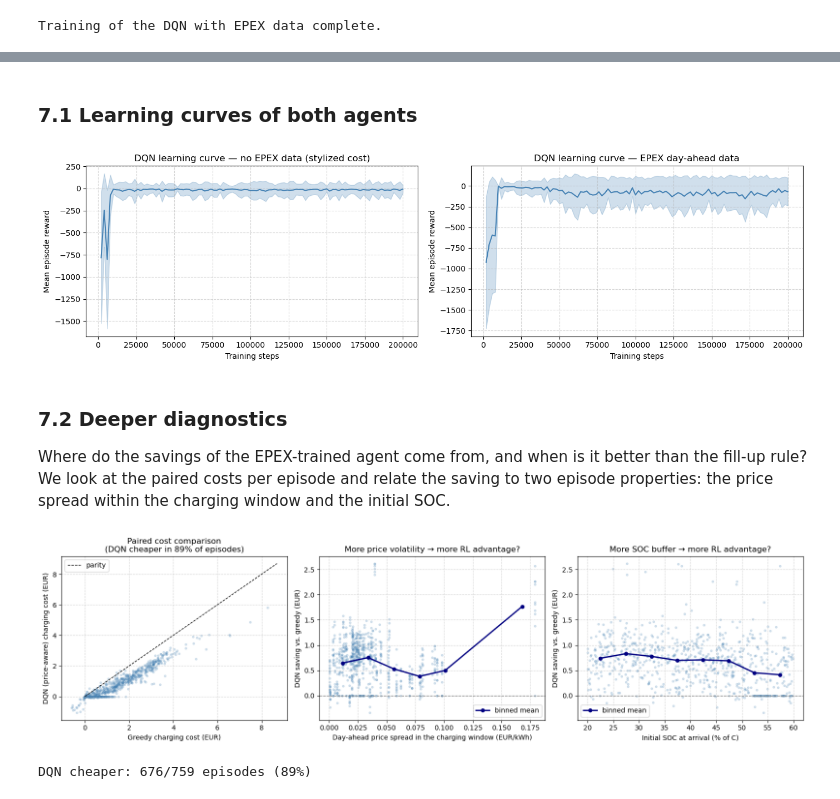
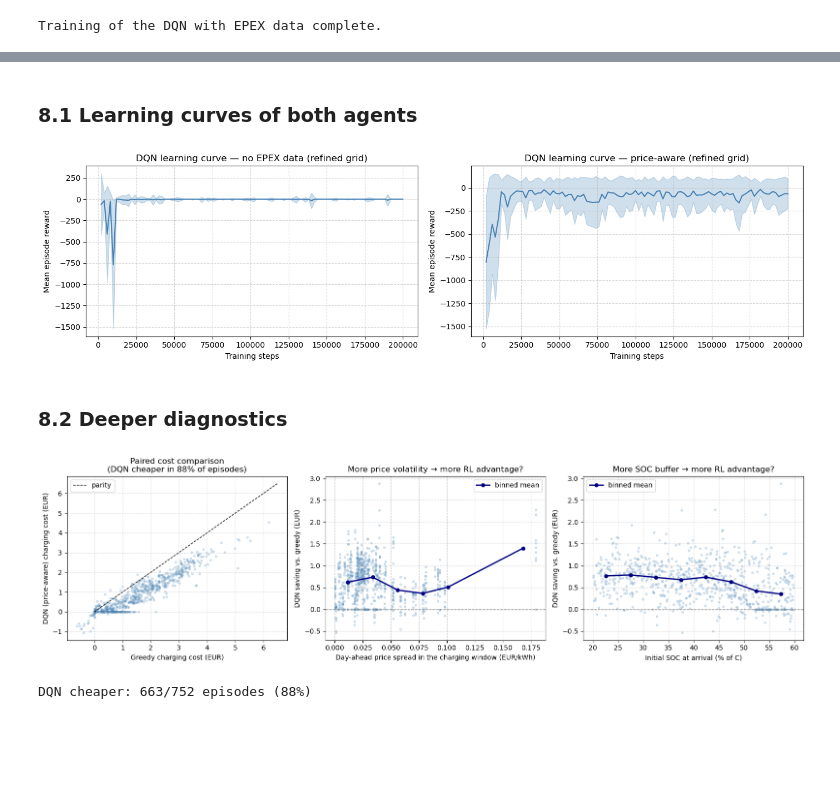
Before and after one commit to nbringew/AAA_Team_1, a Jupyter notebook: notebooks/04_reinforcement_learning_merged.ipynb, the cells around one changed output, grey strips where cells are left out. Cells and saved outputs as stored; diff of their text form; code cells hidden in the pictures; blank space fills up the shorter version.

```diff
--- a/notebooks/04_reinforcement_learning_merged.ipynb
+++ b/notebooks/04_reinforcement_learning_merged.ipynb
@@ -872,30 +995,26 @@ plt.tight_layout(); plt.show()
 # %% [markdown]
-### 7.1 Learning curves of both agents
+### 8.1 Learning curves of both agents
 # %%
 fig, ax = plt.subplots(1, 2, figsize=(14, 4))
-for i, (path, title) in enumerate([('./logs/log_A/evaluations.npz', 'no EPEX data (stylized cost)'),
-                                    ('./logs/log_B/evaluations.npz', 'EPEX day-ahead data')]):
+for i, (path, title) in enumerate([('./logs/log_A_fine/evaluations.npz', 'no EPEX data (refined grid)'),
+                                    ('./logs/log_B_fine/evaluations.npz', 'price-aware (refined grid)')]):
     try:
         d = np.load(path)
         t = d['timesteps']; m = d['results'].mean(1); s = d['results'].std(1)
         ax[i].plot(t, m, color='steelblue'); ax[i].fill_between(t, m-s, m+s, color='steelblue', alpha=0.25)
         ax[i].set_title(f'DQN learning curve — {title}')
         ax[i].set_xlabel('Training steps'); ax[i].set_ylabel('Mean episode reward')
         ax[i].grid(True, ls='--', alpha=0.5)
     except FileNotFoundError:
         ax[i].text(0.5, 0.5, 'No logs found', ha='center', va='center')
 plt.tight_layout(); plt.show()
 # %% [output]
-[figure, old version]
+[figure, new version]
 # %% [markdown]
-### 7.2 Deeper diagnostics
-
-Where do the savings of the EPEX-trained agent come from, and when is it better than the
-fill-up rule? We look at the paired costs per episode and relate the saving to two episode
-properties: the price spread within the charging window and the initial SOC.
+### 8.2 Deeper diagnostics
 # %%
 # re-extract episode metadata via seeded reset (no stepping needed)
-diag_env = TaxiChargingEnvEPEX(EPEX_WINDOWS)
+diag_env = TaxiChargingEnvEPEX(EPEX_WINDOWS, power_levels=POWER_LEVELS)
 meta_spread, meta_soc_frac = [], []
 for sd in eval_seeds:
     diag_env.reset(seed=int(sd))
@@ -957,6 +1076,6 @@ plt.tight_layout()
 plt.show()
 print(f'DQN cheaper: {(dqnB_c[ok] < grdB_c[ok]).sum()}/{ok.sum()} episodes ({pct:.0f}%)')
 # %% [output]
-[figure, old version]
+[figure, new version]
-DQN cheaper: 676/759 episodes (89%)
+DQN cheaper: 663/752 episodes (88%)
 # %%
```
Also changed, not shown: parts of 14 cells of this notebook.
